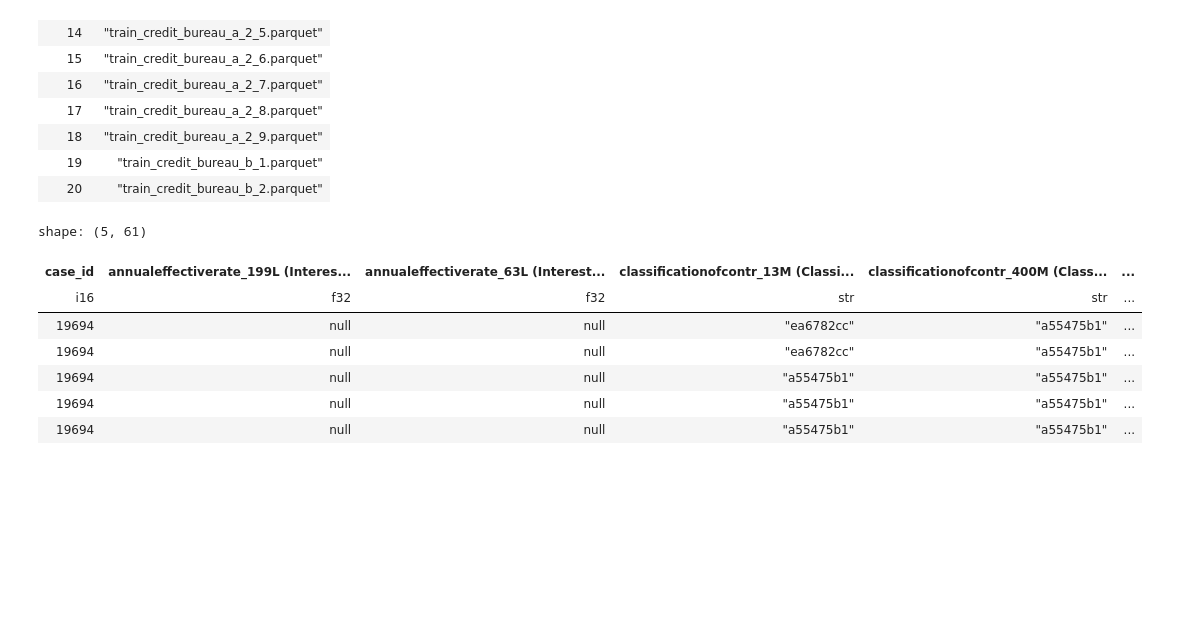
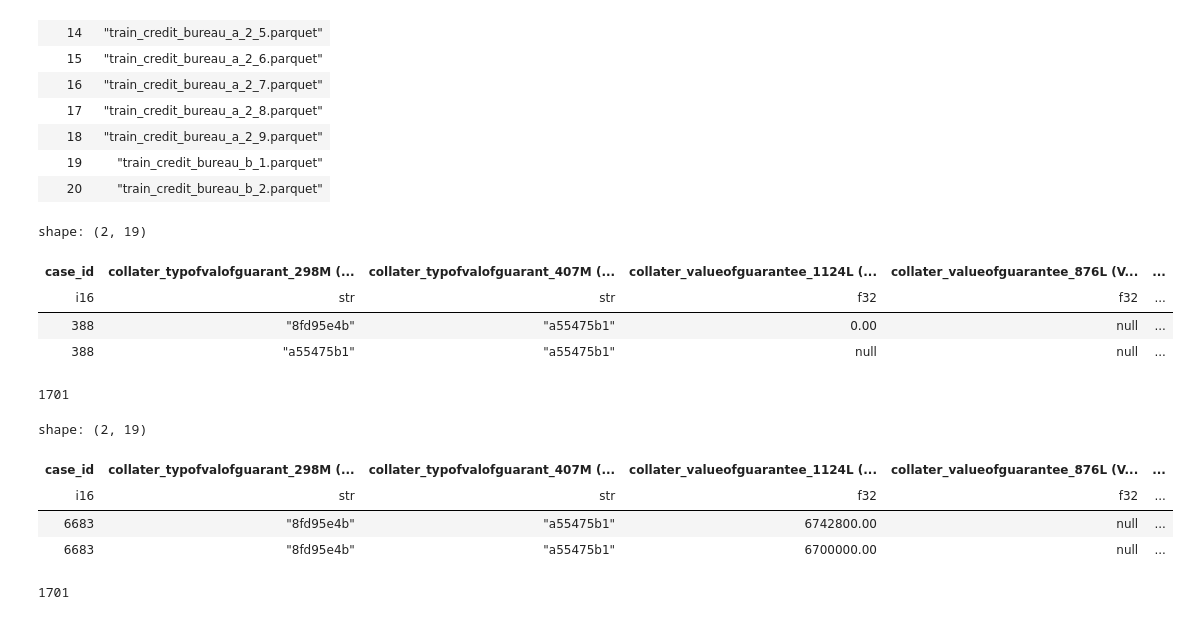
Before and after one commit to h4ck4l1/datasets, a Jupyter notebook: credit_risk/credit_risk.ipynb, the cells around one changed output. Drawn from its saved outputs; the diff is of its cells as text; code cells hidden in the pictures; blank space fills up the shorter version.

```diff
--- a/credit_risk/credit_risk.ipynb
+++ b/credit_risk/credit_risk.ipynb
@@ -110,22 +110,14 @@ def preprocess(ind:int) -> pl.LazyFrame:
         .pipe(rename_to_full)
     )
 
-def drop_null_columns(df:pl.LazyFrame) -> list:
-    _ = (
-        df
-        .null_count()
-        .collect()
-        .transpose(include_header=True,column_names=["null_counts"])
-        .filter(pl.col("null_counts") == 0)
-    )
-    gc.collect()
-    return _["column"].to_list()
+def drop_null_columns(df:pl.LazyFrame,null_threshold:int=0) -> list:
+    df = df.collect()
+    return df[:,[not(s.null_count() > null_threshold) for s in df]]
 
-def plot_nulls(df:pl.LazyFrame):
+def plot_nulls(df:pl.LazyFrame,show_legend=True):
     _ = df.collect()
     l = _.shape[0]
     new_col_names = {_:re.sub(r'\n','<br>',_) for _ in _.columns}
-    gc.collect()
     return (
         px.bar(
             _
@@ -133,7 +125,7 @@ def plot_nulls(df:pl.LazyFrame):
             .null_count()
             .transpose(include_header=True,column_names=["null_counts"])
             .with_columns(
-                (pl.col("column_0")/l).round(2).alias("percent")
+                (pl.col("null_counts")/l).round(2).alias("percent")
             ),
             x="column",
             y="null_counts",
@@ -144,8 +136,9 @@ def plot_nulls(df:pl.LazyFrame):
         )
         .update_xaxes(showticklabels=False,title="All Columns")
         .update_yaxes(title="Null Counts")
-        .update_layout(legend_tracegroupgap=10)
+        .update_layout(legend_tracegroupgap=10,showlegend=show_legend)
         .add_hline(y=l,line=dict(dash="dashdot"),annotation_text="Total rows")
+        .show()
     )
 
 print(gc.collect())
@@ -555,16 +591,26 @@ shape: (17, 2)
 | 19 | "train_credit_bureau_b_1.parquet" |
 | 20 | "train_credit_bureau_b_2.parquet" |
 # %%
-train_credit_2 = preprocess(5)
-display(train_credit_2.fetch().head())
-gc.collect()
-train_credit_2.pipe(plot_nulls)
+train_credit_5 = preprocess(8)
+display(train_credit_5.fetch().head(2))
+train_credit_5.pipe(plot_nulls)
+print(gc.collect())
 # %% [output]
-shape: (5, 61)
+shape: (2, 19)
-| case_id | annualeffectiverate_199L (Interes... | annualeffectiverate_63L (Interest... | classificationofcontr_13M (Classi... | classificationofcontr_400M (Class... | ... |
-| i16 | f32 | f32 | str | str | ... |
-| 19694 | null | null | "ea6782cc" | "a55475b1" | ... |
-| 19694 | null | null | "ea6782cc" | "a55475b1" | ... |
-| 19694 | null | null | "a55475b1" | "a55475b1" | ... |
-| 19694 | null | null | "a55475b1" | "a55475b1" | ... |
-| 19694 | null | null | "a55475b1" | "a55475b1" | ... |
+| case_id | collater_typofvalofguarant_298M (... | collater_typofvalofguarant_407M (... | collater_valueofguarantee_1124L (... | collater_valueofguarantee_876L (V... | ... |
+| i16 | str | str | f32 | f32 | ... |
+| 388 | "8fd95e4b" | "a55475b1" | 0.00 | null | ... |
+| 388 | "a55475b1" | "a55475b1" | null | null | ... |
+1701
+# %%
+train_credit_6 = preprocess(9)
+display(train_credit_6.fetch().head(2))
+train_credit_6.pipe(plot_nulls)
+print(gc.collect())
+# %% [output]
+shape: (2, 19)
+| case_id | collater_typofvalofguarant_298M (... | collater_typofvalofguarant_407M (... | collater_valueofguarantee_1124L (... | collater_valueofguarantee_876L (V... | ... |
+| i16 | str | str | f32 | f32 | ... |
+| 6683 | "8fd95e4b" | "a55475b1" | 6742800.00 | null | ... |
+| 6683 | "8fd95e4b" | "a55475b1" | 6700000.00 | null | ... |
+1701
```
Also changed, not shown: parts of 29 cells of this notebook.
